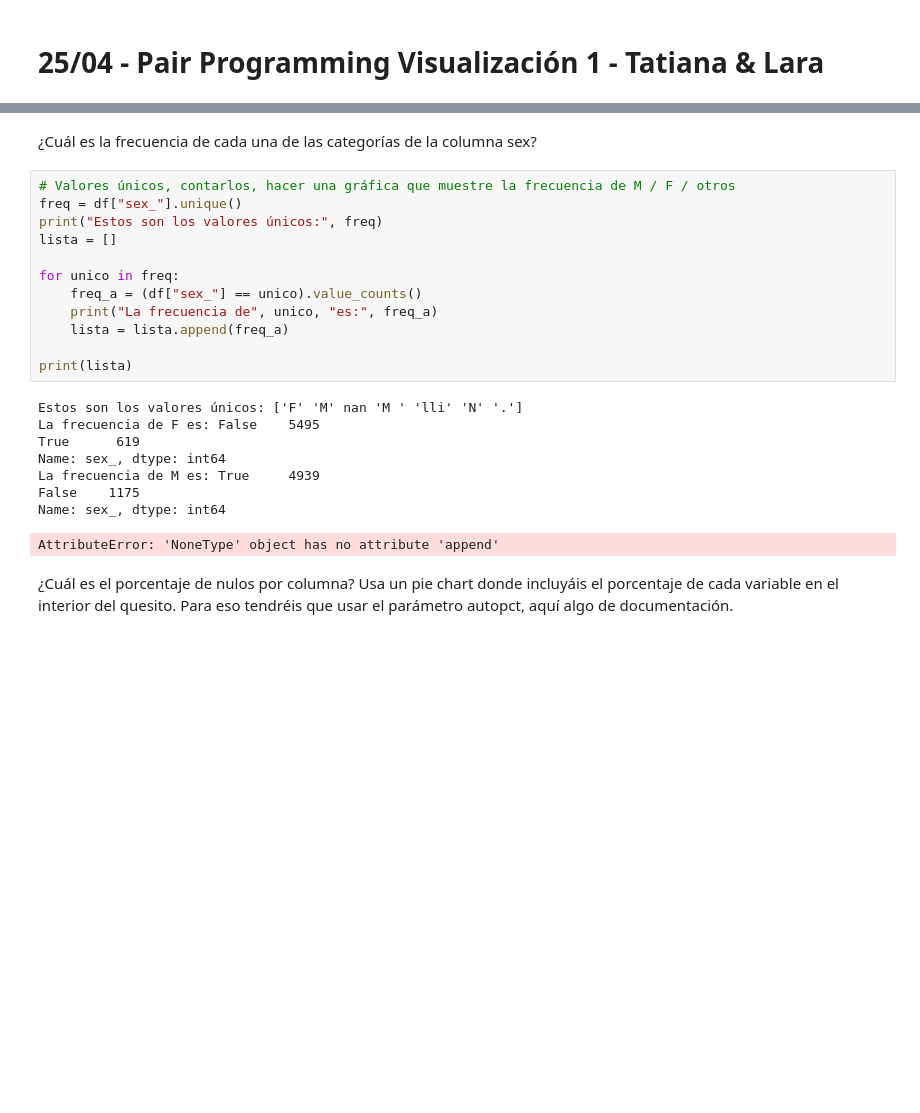
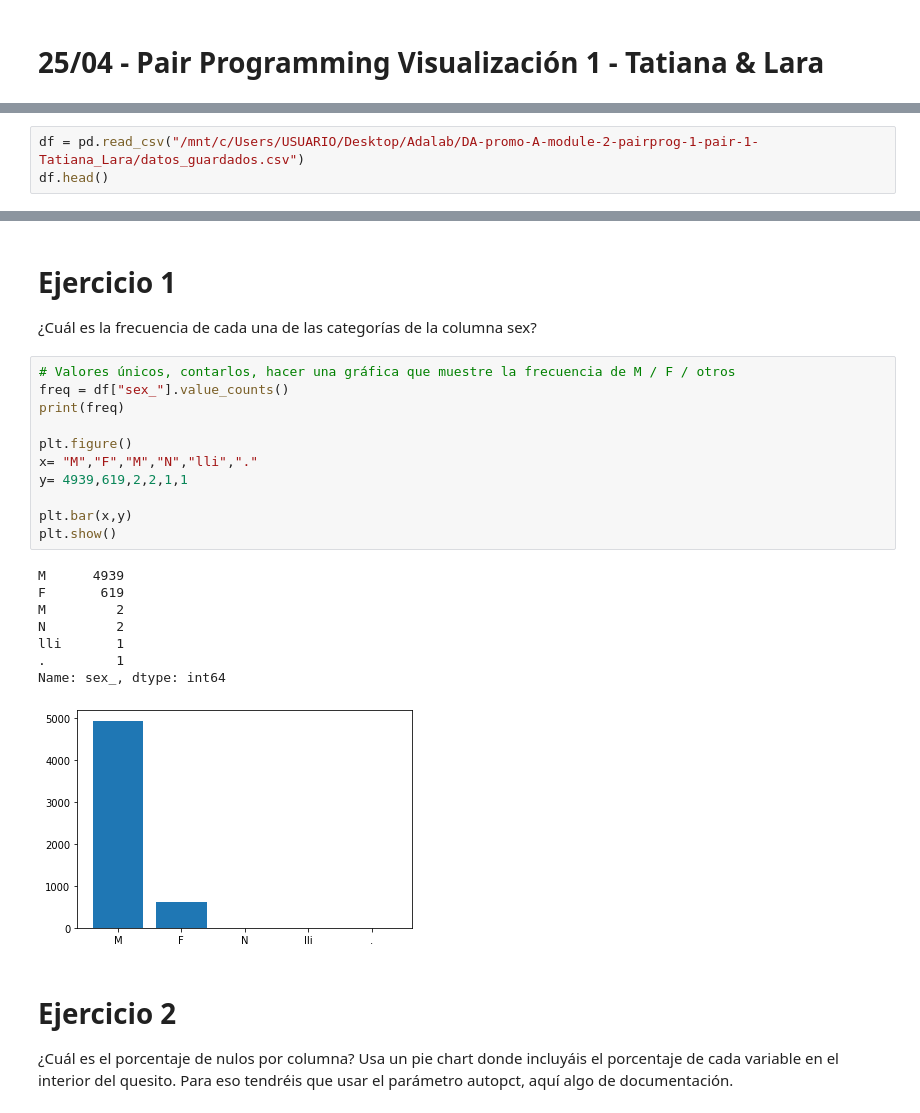
Before and after one commit to Adalab/DA-promo-A-module-2-pairprog-1-pair-1-Tatiana_Lara, a Jupyter notebook: VISUALIZACIÓN/1_Visualización_1.ipynb, the cells around one changed output, grey strips where cells are left out. Saved outputs shown, nothing was run; the diff lists cells and outputs as text; blank space fills up the shorter version.

Commit message:
subo visualizacion 1

```diff
--- a/VISUALIZACIÓN/1_Visualización_1.ipynb
+++ b/VISUALIZACIÓN/1_Visualización_1.ipynb
@@ -16,0 +8,3 @@ df.head()
+# %%
+df = pd.read_csv("/mnt/c/Users/USUARIO/Desktop/Adalab/DA-promo-A-module-2-pairprog-1-pair-1-Tatiana_Lara/datos_guardados.csv")
+df.head()
@@ -17,27 +18,28 @@ df.head()
 # %% [markdown]
+# Ejercicio 1
 ¿Cuál es la frecuencia de cada una de las categorías de la columna sex?
-# %%
-# Valores únicos, contarlos, hacer una gráfica que muestre la frecuencia de M / F / otros
-freq = df["sex_"].unique()
-print("Estos son los valores únicos:", freq)
-lista = []
-
-for unico in freq:
-    freq_a = (df["sex_"] == unico).value_counts()
-    print("La frecuencia de", unico, "es:", freq_a)
-    lista = lista.append(freq_a)
-
-print(lista)
-# %% [output]
-Estos son los valores únicos: ['F' 'M' nan 'M ' 'lli' 'N' '.']
-La frecuencia de F es: False    5495
-True      619
-Name: sex_, dtype: int64
-La frecuencia de M es: True     4939
-False    1175
-Name: sex_, dtype: int64
-AttributeError: 'NoneType' object has no attribute 'append'
+# %%
+# Valores únicos, contarlos, hacer una gráfica que muestre la frecuencia de M / F / otros
+freq = df["sex_"].value_counts()
+print(freq)
+
+plt.figure()
+x= "M","F","M","N","lli","."
+y= 4939,619,2,2,1,1
+
+plt.bar(x,y)
+plt.show()
+# %% [output]
+M      4939
+F       619
+M         2
+N         2
+lli       1
+.         1
+Name: sex_, dtype: int64
+[figure, added]
 # %% [markdown]
+# Ejercicio 2
 ¿Cuál es el porcentaje de nulos por columna? Usa un pie chart donde incluyáis el porcentaje de cada variable en el interior del quesito. Para eso tendréis que usar el parámetro autopct, aquí algo de documentación.
 # %%
 nulos = df.isnull().sum()
```
Also changed, not shown: parts of 16 cells of this notebook.
